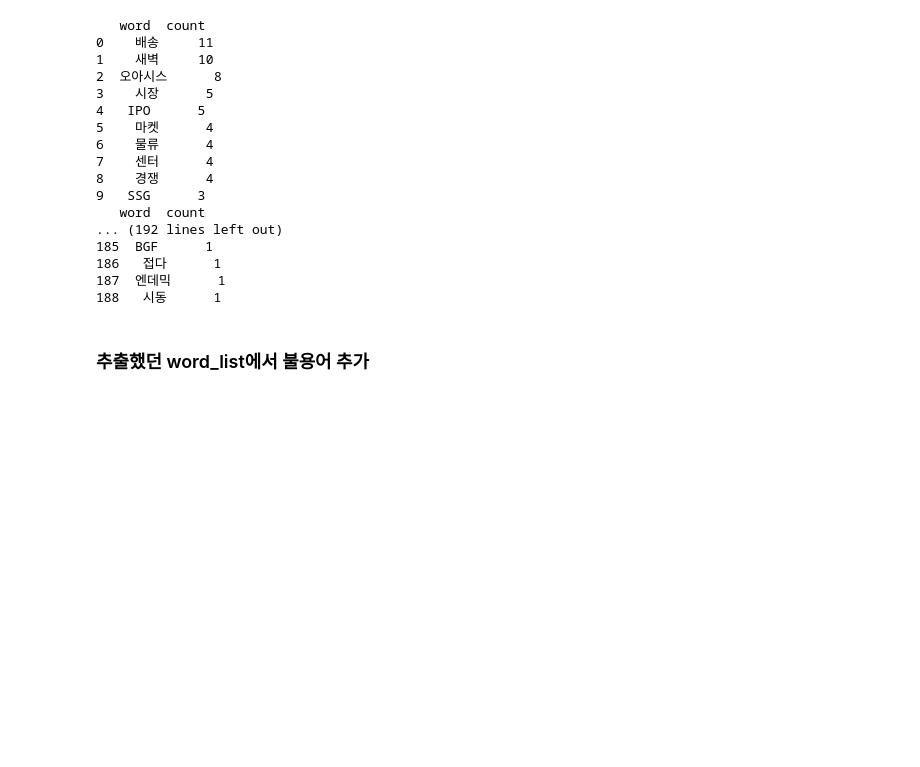
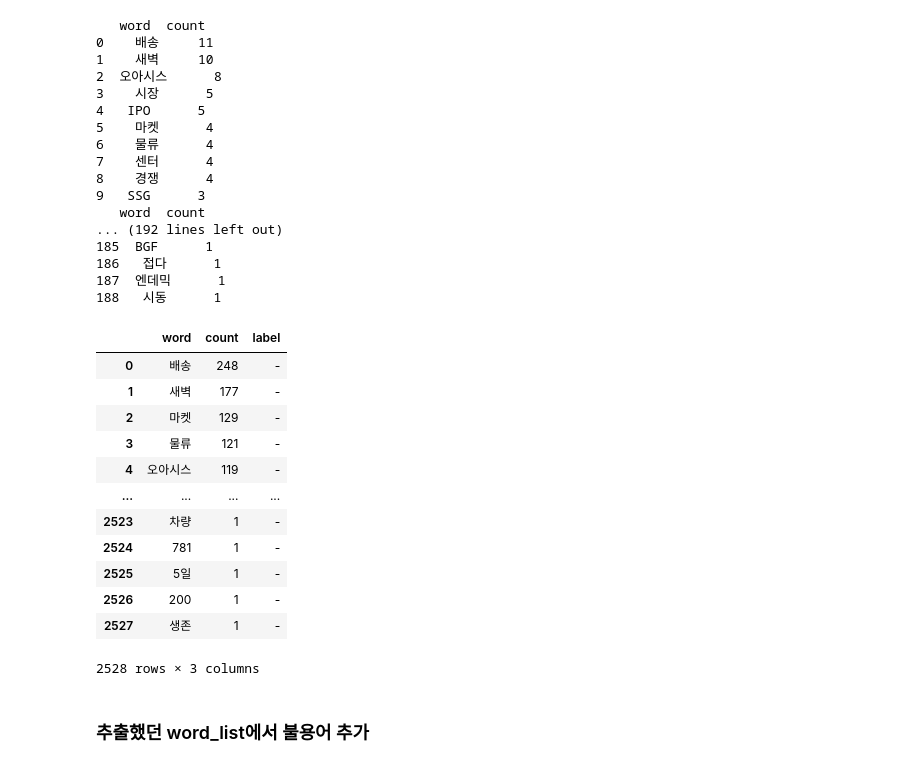
Before and after one commit to lhshs/2022_YDS2, a Jupyter notebook: NLP/tokenizer_News.ipynb, the cells around one changed output. Cells and saved outputs as stored; diff of their text form; code cells hidden in the pictures; blank space fills up the shorter version.

```diff
--- a/NLP/tokenizer_News.ipynb
+++ b/NLP/tokenizer_News.ipynb
@@ -330,4 +356,5 @@ for i in range(19):
 # %%
 sentimental = pd.read_csv('sentimental(news).csv').drop(columns=['Unnamed: 0'])
-sentimental = sentimental.fillna('-')
+# sentimental = sentimental.fillna('-')
+sentimental.insert(2,'label','-')
 # %%
@@ -335,3 +362,19 @@ sentimental.to_csv('sentimental(news).csv')
+# %%
+sentimental
+# %% [output]
+|  | word | count | label |
+| 0 | 배송 | 248 | - |
+| 1 | 새벽 | 177 | - |
+| 2 | 마켓 | 129 | - |
+| 3 | 물류 | 121 | - |
+| 4 | 오아시스 | 119 | - |
+| ... | ... | ... | ... |
+| 2523 | 차량 | 1 | - |
+| 2524 | 781 | 1 | - |
+| 2525 | 5일 | 1 | - |
+| 2526 | 200 | 1 | - |
+| 2527 | 생존 | 1 | - |
+2528 rows × 3 columns
 # %% [markdown]
 ### 추출했던 word_list에서 불용어 추가
 # %%
```
Also changed, not shown: parts of 18 cells of this notebook, 7 other files.
